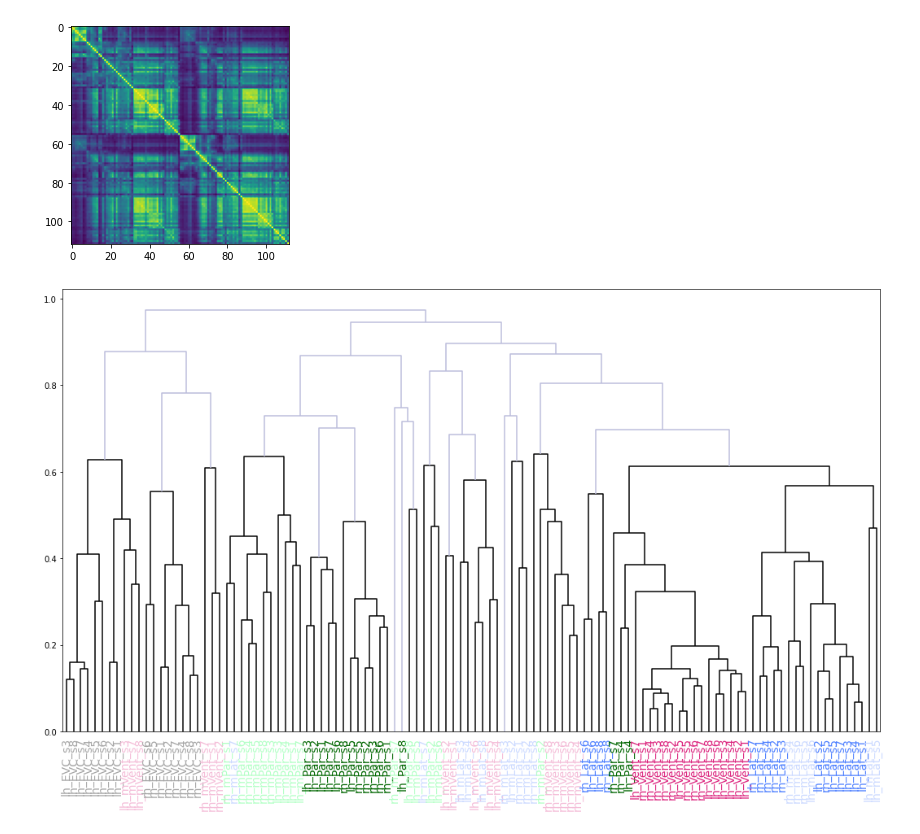
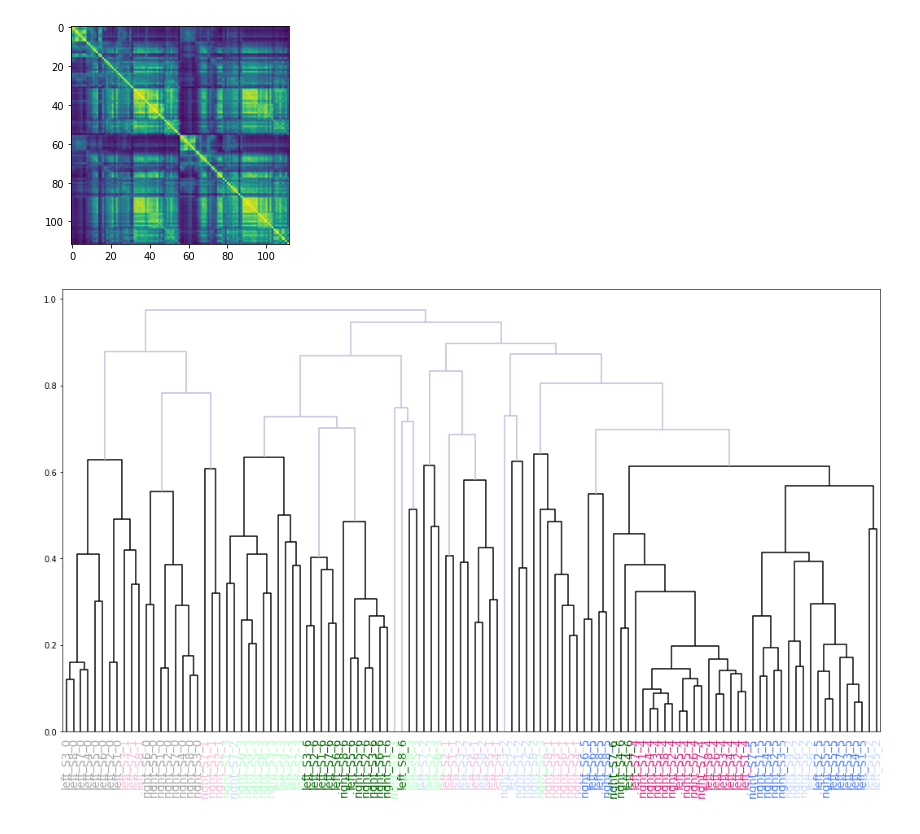
Before and after one commit to dawnfinzi/streams, a Jupyter notebook: notebooks/Mega^2_matrix_hierarchical_clustering.ipynb, the cells around one changed output. Saved outputs shown, nothing was run; the diff lists cells and outputs as text; code cells hidden in the pictures.

```diff
--- a/notebooks/Mega^2_matrix_hierarchical_clustering.ipynb
+++ b/notebooks/Mega^2_matrix_hierarchical_clustering.ipynb
@@ -65,6 +65,16 @@ ls = ['EVC_s1','EVC_s2', 'EVC_s3', 'EVC_s4', 'EVC_s5','EVC_s6', 'EVC_s7', 'EVC_s
       'Vent_s1', 'Vent_s2','Vent_s3', 'Vent_s4','Vent_s5', 'Vent_s6','Vent_s7', 'Vent_s8',
       'Lat_s1', 'Lat_s2','Lat_s3', 'Lat_s4','Lat_s5', 'Lat_s6','Lat_s7', 'Lat_s8',
       'Par_s1','Par_s2','Par_s3','Par_s4','Par_s5','Par_s6','Par_s7','Par_s8']
+# %%
+short_ls = np.tile(['S1', 'S2', 'S3', 'S4', 'S5', 'S6', 'S7', 'S8'],7)
+# %%
+with_tags = ([short_ls[l]+'_0' for l in range(8)] +
+            [short_ls[l]+'_1' for l in range(8)] +
+            [short_ls[l]+'_2' for l in range(8)] +
+            [short_ls[l]+'_3' for l in range(8)] +
+            [short_ls[l]+'_4' for l in range(8)] +
+            [short_ls[l]+'_5' for l in range(8)] +
+            [short_ls[l]+'_6' for l in range(8)])
 # %%
 plt.figure(figsize=(20,10))
 cmap = plt.cm.rainbow(np.linspace(0, 1, 10))
@@ -113,6 +123,10 @@ linkage_matrix_m2 = linkage(dists_m2, "complete", optimal_ordering=True)
 ls_lh = ['lh_' + label for label in ls]
 ls_rh = ['rh_' + label for label in ls]
 ls_m2 = ls_lh + ls_rh
+# %%
+ls_lh = ['left_' + label for label in with_tags]
+ls_rh = ['right_' + label for label in with_tags]
+ls_m2_short = ls_lh + ls_rh
 # %%
 #cs = ['#0f0f0f' , '#622569', '#416d71', '#0066cc', '#b8a9c9' ,'#aeced0', '#99ccff']
 cs = ['#a6a6a6' , '#f4bdd8', '#ccdaff', '#b3ffc6',  '#DC267F' ,'#4d7fff','#006600']
@@ -123,41 +137,47 @@ presets = ['#a6a6a6' , '#f4bdd8', '#ccdaff', '#b3ffc6',  '#DC267F' ,'#4d7fff','#
 
 
 #cmap = plt.cm.inferno(np.linspace(0, 1, 16))
 #set_link_color_palette([mpl.colors.rgb2hex(rgb[:3]) for rgb in cmap])
 
 set_link_color_palette(['k'])
 
 dn = dendrogram(linkage_matrix_m2,
-                labels = ls_m2,
+                labels = ls_m2_short,
                 above_threshold_color='#bcbddc',
                 leaf_rotation=90.,
                 leaf_font_size=14.,
                 distance_sort = True)
 
 
 # Apply the right color to each label
 ax = plt.gca()
 xlbls = ax.get_xmajorticklabels()
 
 num=-1
 for lbl in xlbls:
     num+=1
-    if 'EVC' in lbl.get_text():
+
+    if '_0' in lbl.get_text():
         lbl.set_color(cs[0])
-    elif 'mVent' in lbl.get_text():
+    elif '_1' in lbl.get_text():
         lbl.set_color(cs[1])
-    elif 'mLat' in lbl.get_text():
+    elif '_2' in lbl.get_text():
         lbl.set_color(cs[2])
-    elif 'mPar' in lbl.get_text():
+    elif '_3' in lbl.get_text():
         lbl.set_color(cs[3])
-    elif 'Vent' in lbl.get_text():
+    elif '_4' in lbl.get_text():
         lbl.set_color(cs[4])
-    elif 'Lat' in lbl.get_text():
+    elif '_5' in lbl.get_text():
         lbl.set_color(cs[5])
-    elif 'Par' in lbl.get_text():
+    elif '_6' in lbl.get_text():
         lbl.set_color(cs[6])
 
-plt.savefig('../../../results/figures/m2_dendrogram_newcolors.png')
-plt.savefig('../../../results/figures/m2_dendrogram_newcolors.svg')
+labels = [item.get_text() for item in ax.get_xticklabels()]
+[lbl[0:-2] for lbl in labels]
+#a=ax.get_xticks().tolist()
+#plt.xticks(a,ls_m2_short, fontsize = 8)
+
+#plt.savefig('../../../results/figures/m2_dendrogram_newcolors_shortlabels.png')
+#plt.savefig('../../../results/figures/m2_dendrogram_newcolors_shortlabels.pdf')
 # %% [output]
-[figure, old version]
+[figure, new version]
```
Also changed, not shown: parts of 3 cells of this notebook, 1 other file.
